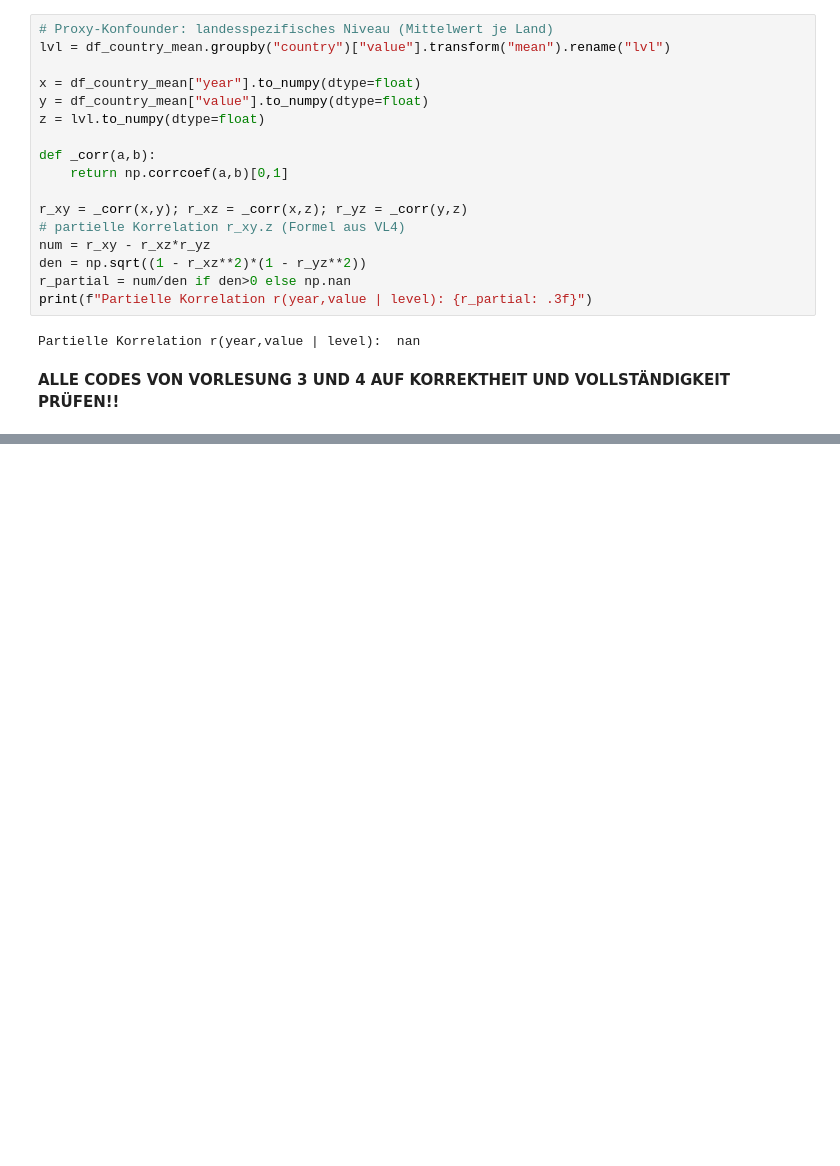
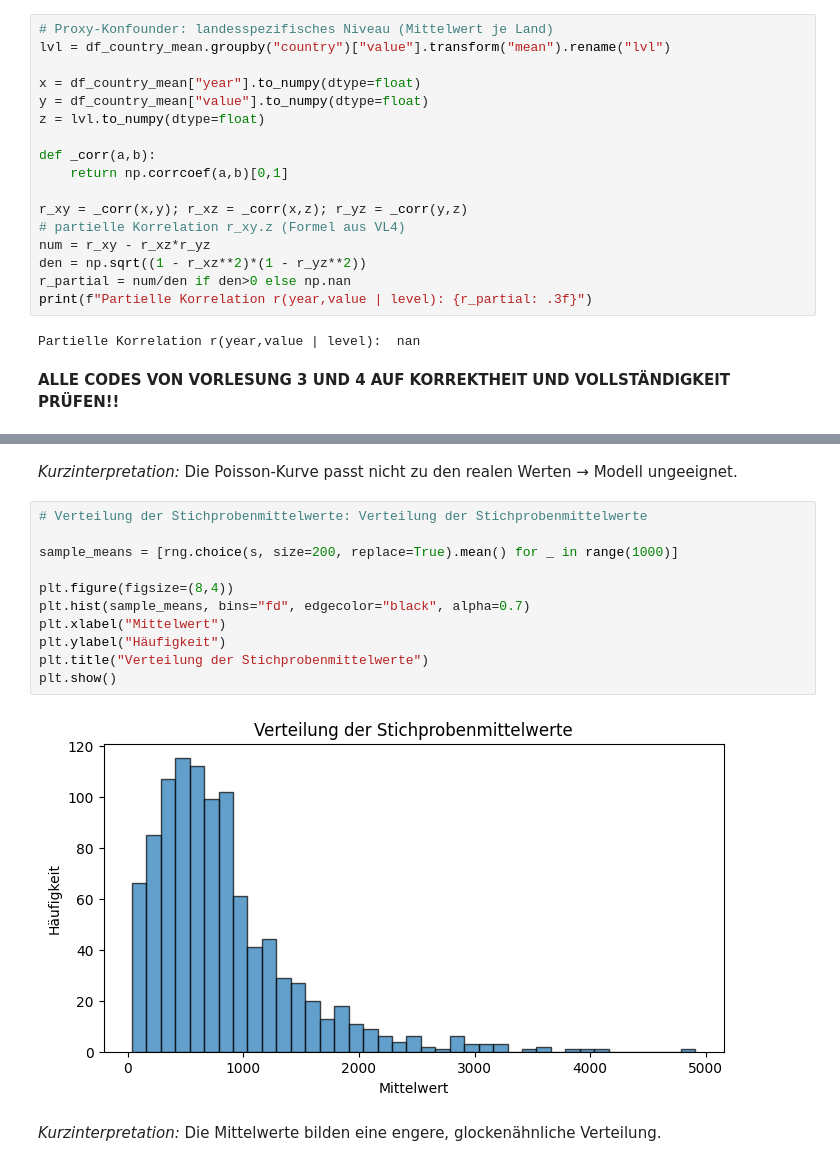
Before and after one commit to flurinasophie/OECD_WellBeing, a Jupyter notebook: 01eda.ipynb, the cells around one changed output, grey strips where cells are left out. Drawn from its saved outputs; the diff is of its cells as text; blank space fills up the shorter version.

```diff
--- a/01eda.ipynb
+++ b/01eda.ipynb
@@ -741,0 +821,17 @@ Partielle Korrelation r(year,value | level):  nan
+# %% [markdown]
+*Kurzinterpretation:* Die Poisson-Kurve passt nicht zu den realen Werten → Modell ungeeignet.
+# %%
+# Verteilung der Stichprobenmittelwerte: Verteilung der Stichprobenmittelwerte
+
+sample_means = [rng.choice(s, size=200, replace=True).mean() for _ in range(1000)]
+
+plt.figure(figsize=(8,4))
+plt.hist(sample_means, bins="fd", edgecolor="black", alpha=0.7)
+plt.xlabel("Mittelwert")
+plt.ylabel("Häufigkeit")
+plt.title("Verteilung der Stichprobenmittelwerte")
+plt.show()
+# %% [output]
+[figure, added]
+# %% [markdown]
+*Kurzinterpretation:* Die Mittelwerte bilden eine engere, glockenähnliche Verteilung.
```
Also changed, not shown: parts of 43 cells of this notebook.
